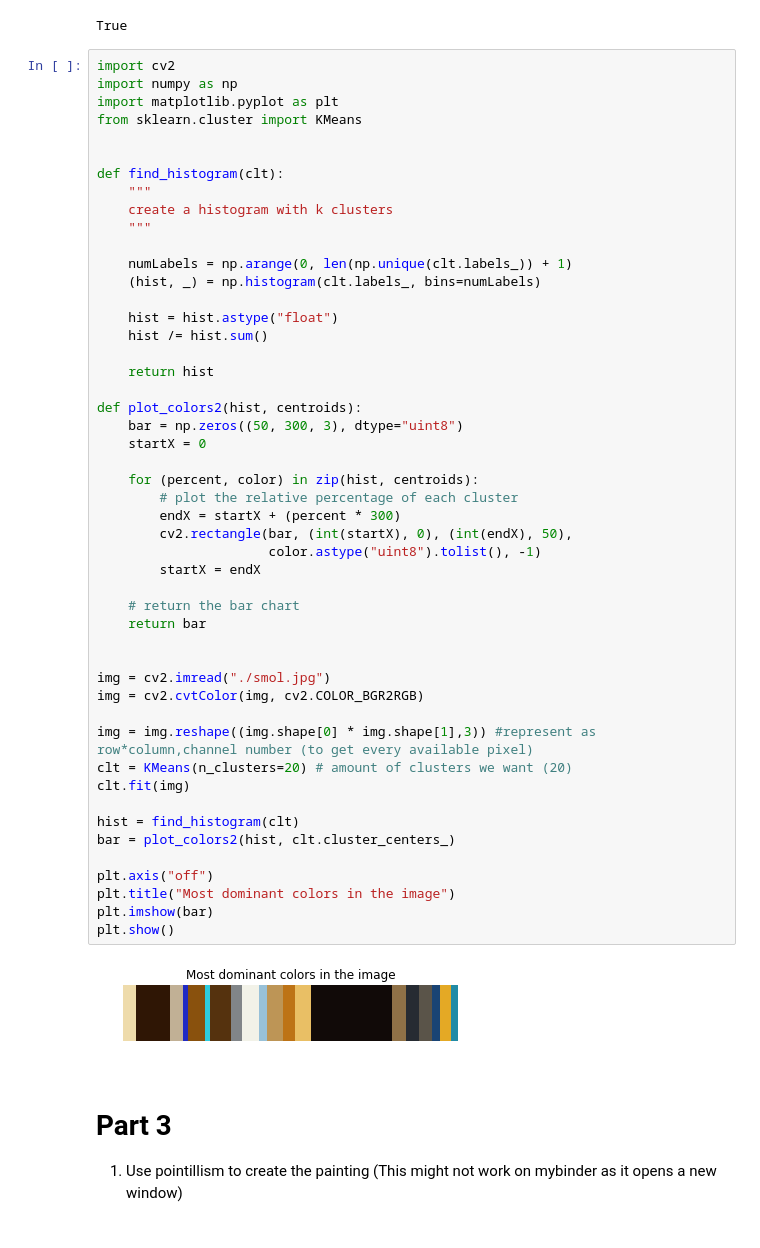
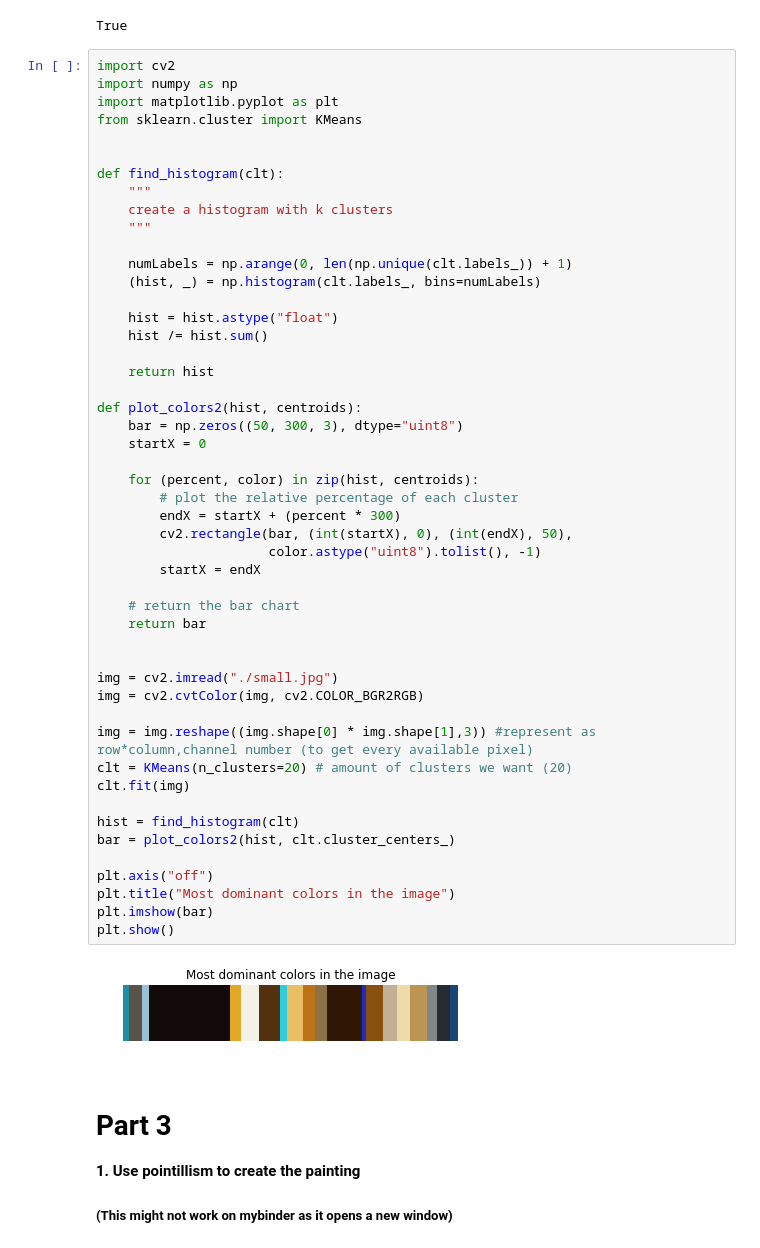
Before and after one commit to python-sem4-sv/Assignment_10, a Jupyter notebook: Assignment 10.ipynb, the cells around one changed output. Saved outputs shown, nothing was run; the diff lists cells and outputs as text.

Commit message:
Added missing picture in part 3.2, fixed smol.jpg -> small.jpg

```diff
--- a/Assignment 10.ipynb
+++ b/Assignment 10.ipynb
@@ -68,39 +68,39 @@ def find_histogram(clt):
 
 def plot_colors2(hist, centroids):
     bar = np.zeros((50, 300, 3), dtype="uint8")
     startX = 0
 
     for (percent, color) in zip(hist, centroids):
         # plot the relative percentage of each cluster
         endX = startX + (percent * 300)
         cv2.rectangle(bar, (int(startX), 0), (int(endX), 50),
                       color.astype("uint8").tolist(), -1)
         startX = endX
 
     # return the bar chart
     return bar
 
 
-img = cv2.imread("./smol.jpg")
+img = cv2.imread("./small.jpg")
 img = cv2.cvtColor(img, cv2.COLOR_BGR2RGB)
 
 img = img.reshape((img.shape[0] * img.shape[1],3)) #represent as row*column,channel number (to get every available pixel)
 clt = KMeans(n_clusters=20) # amount of clusters we want (20)
 clt.fit(img)
 
 hist = find_histogram(clt)
 bar = plot_colors2(hist, clt.cluster_centers_)
 
 plt.axis("off")
 plt.title("Most dominant colors in the image")
 plt.imshow(bar)
 plt.show()
 # %% [output]
-[figure, old version]
+[figure, new version]
 # %% [markdown]
 # Part 3
-1. Use pointillism to create the painting
-(This might not work on mybinder as it opens a new window)
+**1. Use pointillism to create the painting**
+##### **(This might not work on mybinder as it opens a new window)**
 # %%
 !python main.py --img_path small.jpg
 # %% [output]
```
Also changed, not shown: parts of 8 cells of this notebook, 2 other files.
